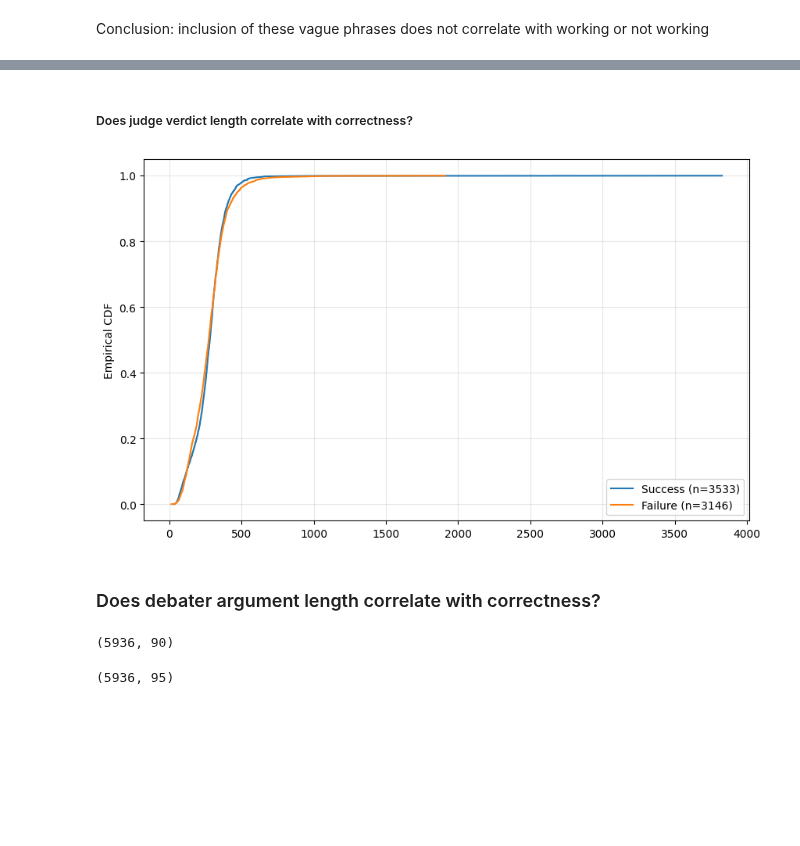
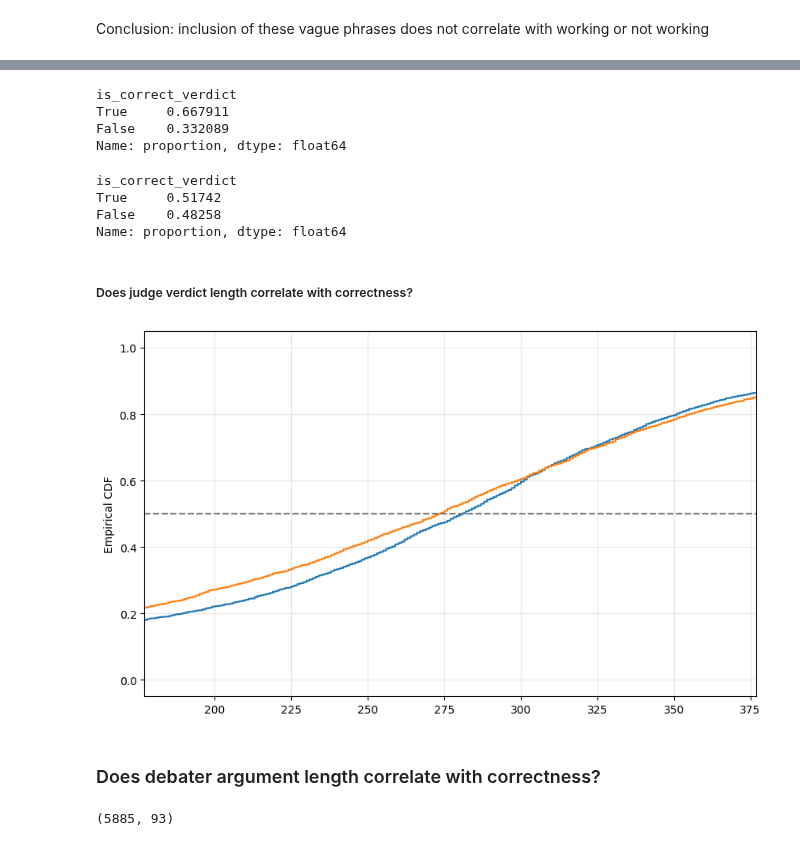
Before and after one commit to joshlevy89/llm_judge_debate_NEW, a Jupyter notebook: analysis/qualitative.ipynb, the cells around one changed output, grey strips where cells are left out. Cells and saved outputs as stored; diff of their text form; code cells hidden in the pictures; blank space fills up the shorter version.

```diff
--- a/analysis/qualitative.ipynb
+++ b/analysis/qualitative.ipynb
@@ -21,6 +18,14 @@ checks_df = load_all_records_into_df('debate_checks').drop_duplicates(['run_id_d
 all_df = all_df.merge(checks_df, left_on=['debate_run_id_verdicts', 'record_id_verdicts'], right_on=['run_id_debate_checks', 'record_id_debate_checks'], how='left')
 
 all_df['raw_verdict_response'] = all_df['judge_verdict_verdicts'].apply(lambda x: x['raw_response'])
+# %%
+def check_for_vague_phrases(x):
+    if 'more plausible' in x or 'more consistent' in x:
+        return True
+    else:
+        return False
+
+all_df['verdict_uses_vague_phrase'] = all_df['raw_verdict_response'].apply(lambda x: check_for_vague_phrases(x))
 # %%
 def get_argument_lengths(debate_history):
     lengths = []
@@ -35,6 +40,8 @@ def get_argument_lengths(debate_history):
 
 all_df['debate_argument_lengths'] = all_df['debate_history_debates'].apply(lambda x: get_argument_lengths(x))
 all_df = all_df[all_df['debate_argument_lengths'].notnull()]
+# %%
+all_df['verdict_contains_equal'] = all_df['raw_verdict_response'].apply(lambda x: '=' in x)
 # %%
 all_df.shape
 # %% [output]
@@ -80,13 +87,5 @@ ttf['record_id_verdicts'].tolist()[:2]
 # %% [markdown]
 ##### Does phrase vagueness in the judge verdict indicate correctness?
 # %%
-def check_for_vague_phrases(x):
-    if 'more plausible' in x or 'more consistent' in x:
-        return True
-    else:
-        return False
-
-all_df['vague_phrase'] = all_df['raw_verdict_response'].apply(lambda x: check_for_vague_phrases(x))
-
 verdicts_df = all_df[all_df['config_judge_model_verdicts'] == 'openai/gpt-4o-mini'].copy()
 # %%
@@ -117,3 +140,17 @@ Conclusion: inclusion of these vague phrases does not correlate with working or
+# %%
+all_df[all_df['verdict_contains_equal'] == True]['is_correct_verdict'].value_counts(normalize=True)
+# %% [output]
+is_correct_verdict
+True     0.667911
+False    0.332089
+Name: proportion, dtype: float64
+# %%
+all_df[all_df['verdict_contains_equal'] == False]['is_correct_verdict'].value_counts(normalize=True)
+# %% [output]
+is_correct_verdict
+True     0.51742
+False    0.48258
+Name: proportion, dtype: float64
 # %% [markdown]
 ##### Does judge verdict length correlate with correctness?
 # %%
@@ -121,34 +158,55 @@ all_df['verdict_response_len'] = all_df['raw_verdict_response'].apply(lambda x:
 # %%
 tft = all_df[(all_df['is_correct_qa_debater'] == True) & (all_df['is_correct_qa_judge'] == False) & (all_df['is_correct_verdict'] == True)]
 ttf = all_df[(all_df['is_correct_qa_debater'] == True) & (all_df['is_correct_qa_judge'] == True) & (all_df['is_correct_verdict'] == False)]
 
 # tft_sorted = np.sort(tft['verdict_response_len'].dropna())
 # ttf_sorted = np.sort(ttf['verdict_response_len'].dropna())
 
-def cdf(d1, d2, ax=None, smart_xlim=True):
+def cdf(data, labels=None, ax=None, xlim_percentiles=None, xlim_ranges=None, xlim_window_from_median=None):
     if ax is None:
         fig, ax = plt.subplots(figsize=(10, 6))
 
-    d1 = np.sort(d1.dropna().copy())
-    d2 = np.sort(d2.dropna().copy())
-    ax.plot(d1, np.arange(1, len(d1) + 1) / len(d1), label=f'Success (n={len(d1)})')
-    ax.plot(d2, np.arange(1, len(d2) + 1) / len(d2), label=f'Failure (n={len(d2)})')
+    if not labels:
+        labels = [str(i) for i in range(len(data))]
+
+    for idx, d in enumerate(data):
+        d = np.sort(d.dropna().copy())
+        ax.plot(d, np.arange(1, len(d) + 1) / len(d), label=f"{labels[idx]} (n={len(d)})")
+        # plot dash line at .5 on y axis
+        ax.axhline(y=0.5, color='gray', linestyle='--')
+
+
+    # d1 = np.sort(d1.dropna().copy())
+    # d2 = np.sort(d2.dropna().copy())
+    # ax.plot(d1, np.arange(1, len(d1) + 1) / len(d1), label=f'Success (n={len(d1)})')
+    # ax.plot(d2, np.arange(1, len(d2) + 1) / len(d2), label=f'Failure (n={len(d2)})')
     ax.set_ylabel('Empirical CDF')
-    ax.legend()
     ax.grid(True, alpha=0.3)
+
+    if xlim_percentiles:
+        combined = np.concatenate(data)
+        x1, x2 = np.percentile(combined, xlim_percentiles[0]), np.percentile(combined, xlim_percentiles[1])
+        ax.set_xlim(x1, x2)
+    elif xlim_ranges:
+        ax.set_xlim(xlim_ranges[0], xlim_ranges[1])
+    elif xlim_window_from_median:
+        combined = np.concatenate(data)
+        combined_median = np.percentile(combined, 50)
+        ax.set_xlim(combined_median + xlim_window_from_median[0], combined_median + xlim_window_from_median[1])
+
     return ax
 
-cdf(tft['verdict_response_len'], ttf['verdict_response_len'])
+cdf((tft['verdict_response_len'], ttf['verdict_response_len']), xlim_window_from_median=[-100, 100])
 plt.show()
 # %% [output]
-[figure, old version]
+[figure, new version]
 # %% [markdown]
 ### Does debater argument length correlate with correctness?
 # %%
 verdicts_df = all_df[all_df['config_num_choices_debates'] == 2].copy()
 verdicts_df.shape
 # %% [output]
-(5936, 90)
+(5885, 93)
 # %%
 verdicts_df['total_argument_lengths'] = verdicts_df['debate_argument_lengths'].apply(lambda x: x.sum())
 verdicts_df['absolute_length_differences'] = verdicts_df['debate_argument_lengths'].apply(lambda x: abs(x[0] - x[1]))
@@ -158,4 +220,0 @@ verdicts_df['correct_minus_incorrect_length'] = verdicts_df['correct_choice_leng
-# %%
-verdicts_df.shape
-# %% [output]
-(5936, 95)
```
Also changed, not shown: parts of 18 cells of this notebook, 2 other files.
